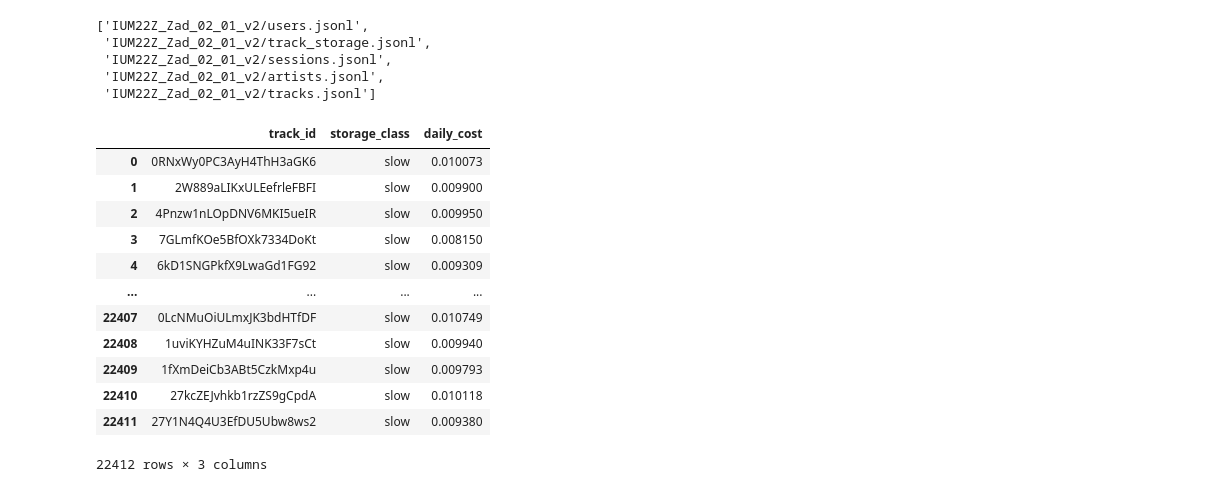
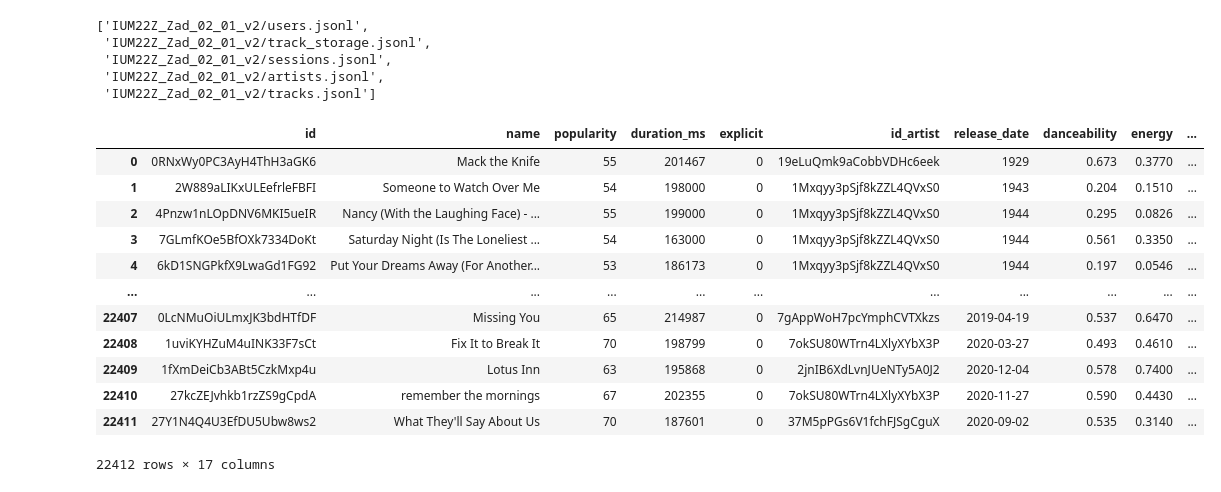
Before and after one commit to brusmichal/-IUM-Projekt, a Jupyter notebook: data.ipynb, the cells around one changed output. Saved outputs shown, nothing was run; the diff lists cells and outputs as text; code cells hidden in the pictures.

```diff
--- a/data.ipynb
+++ b/data.ipynb
@@ -20,19 +20,19 @@ for j in json_files:
     df = pd.read_json(j, lines=True)
     data.append(df)
 # %%
-data[1]
+data[4]
 # %% [output]
-|  | track_id | storage_class | daily_cost |
-| 0 | 0RNxWy0PC3AyH4ThH3aGK6 | slow | 0.010073 |
-| 1 | 2W889aLIKxULEefrleFBFI | slow | 0.009900 |
-| 2 | 4Pnzw1nLOpDNV6MKI5ueIR | slow | 0.009950 |
-| 3 | 7GLmfKOe5BfOXk7334DoKt | slow | 0.008150 |
-| 4 | 6kD1SNGPkfX9LwaGd1FG92 | slow | 0.009309 |
-| ... | ... | ... | ... |
-| 22407 | 0LcNMuOiULmxJK3bdHTfDF | slow | 0.010749 |
-| 22408 | 1uviKYHZuM4uINK33F7sCt | slow | 0.009940 |
-| 22409 | 1fXmDeiCb3ABt5CzkMxp4u | slow | 0.009793 |
-| 22410 | 27kcZEJvhkb1rzZS9gCpdA | slow | 0.010118 |
-| 22411 | 27Y1N4Q4U3EfDU5Ubw8ws2 | slow | 0.009380 |
+|  | id | name | popularity | duration_ms | explicit | id_artist | release_date | danceability | energy | ... |
+| 0 | 0RNxWy0PC3AyH4ThH3aGK6 | Mack the Knife | 55 | 201467 | 0 | 19eLuQmk9aCobbVDHc6eek | 1929 | 0.673 | 0.3770 | ... |
+| 1 | 2W889aLIKxULEefrleFBFI | Someone to Watch Over Me | 54 | 198000 | 0 | 1Mxqyy3pSjf8kZZL4QVxS0 | 1943 | 0.204 | 0.1510 | ... |
+| 2 | 4Pnzw1nLOpDNV6MKI5ueIR | Nancy (With the Laughing Face) - ... | 55 | 199000 | 0 | 1Mxqyy3pSjf8kZZL4QVxS0 | 1944 | 0.295 | 0.0826 | ... |
+| 3 | 7GLmfKOe5BfOXk7334DoKt | Saturday Night (Is The Loneliest ... | 54 | 163000 | 0 | 1Mxqyy3pSjf8kZZL4QVxS0 | 1944 | 0.561 | 0.3350 | ... |
+| 4 | 6kD1SNGPkfX9LwaGd1FG92 | Put Your Dreams Away (For Another... | 53 | 186173 | 0 | 1Mxqyy3pSjf8kZZL4QVxS0 | 1944 | 0.197 | 0.0546 | ... |
+| ... | ... | ... | ... | ... | ... | ... | ... | ... | ... | ... |
+| 22407 | 0LcNMuOiULmxJK3bdHTfDF | Missing You | 65 | 214987 | 0 | 7gAppWoH7pcYmphCVTXkzs | 2019-04-19 | 0.537 | 0.6470 | ... |
+| 22408 | 1uviKYHZuM4uINK33F7sCt | Fix It to Break It | 70 | 198799 | 0 | 7okSU80WTrn4LXlyXYbX3P | 2020-03-27 | 0.493 | 0.4610 | ... |
+| 22409 | 1fXmDeiCb3ABt5CzkMxp4u | Lotus Inn | 63 | 195868 | 0 | 2jnIB6XdLvnJUeNTy5A0J2 | 2020-12-04 | 0.578 | 0.7400 | ... |
+| 22410 | 27kcZEJvhkb1rzZS9gCpdA | remember the mornings | 67 | 202355 | 0 | 7okSU80WTrn4LXlyXYbX3P | 2020-11-27 | 0.590 | 0.4430 | ... |
+| 22411 | 27Y1N4Q4U3EfDU5Ubw8ws2 | What They'll Say About Us | 70 | 187601 | 0 | 37M5pPGs6V1fchFJSgCguX | 2020-09-02 | 0.535 | 0.3140 | ... |
-22412 rows × 3 columns
+22412 rows × 17 columns
 # %%
```
Also changed, not shown: parts of 4 cells of this notebook.
